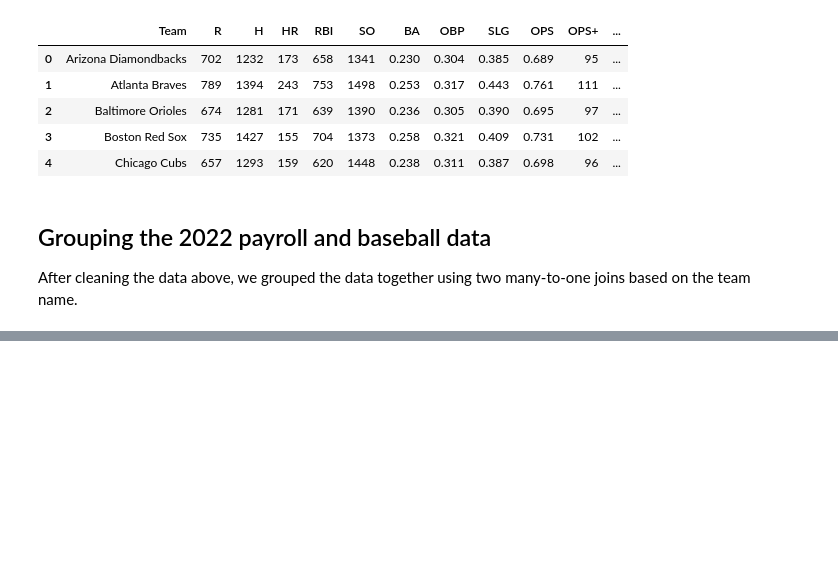
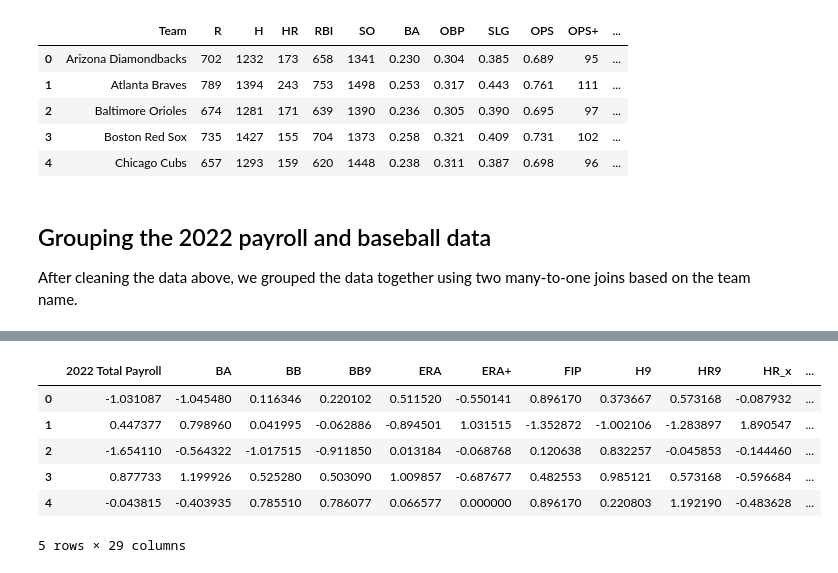
Before and after one commit to marcosfassiob/cmda3654_project, a Jupyter notebook: Project2.ipynb, the cells around one changed output, grey strips where cells are left out. Saved outputs shown, nothing was run; the diff lists cells and outputs as text; code cells hidden in the pictures; blank space fills up the shorter version.

```diff
--- a/Project2.ipynb
+++ b/Project2.ipynb
@@ -161,0 +168,11 @@ NameError: name 'payroll_data_2022' is not defined
+# %%
+z = (baseball_data_2022 - baseball_data_2022.mean())/baseball_data_2022.std()
+z.head()
+# %% [output]
+|  | 2022 Total Payroll | BA | BB | BB9 | ERA | ERA+ | FIP | H9 | HR9 | HR_x | ... |
+| 0 | -1.031087 | -1.045480 | 0.116346 | 0.220102 | 0.511520 | -0.550141 | 0.896170 | 0.373667 | 0.573168 | -0.087932 | ... |
+| 1 | 0.447377 | 0.798960 | 0.041995 | -0.062886 | -0.894501 | 1.031515 | -1.352872 | -1.002106 | -1.283897 | 1.890547 | ... |
+| 2 | -1.654110 | -0.564322 | -1.017515 | -0.911850 | 0.013184 | -0.068768 | 0.120638 | 0.832257 | -0.045853 | -0.144460 | ... |
+| 3 | 0.877733 | 1.199926 | 0.525280 | 0.503090 | 1.009857 | -0.687677 | 0.482553 | 0.985121 | 0.573168 | -0.596684 | ... |
+| 4 | -0.043815 | -0.403935 | 0.785510 | 0.786077 | 0.066577 | 0.000000 | 0.896170 | 0.220803 | 1.192190 | -0.483628 | ... |
+5 rows × 29 columns
```
Also changed, not shown: parts of 6 cells of this notebook.
